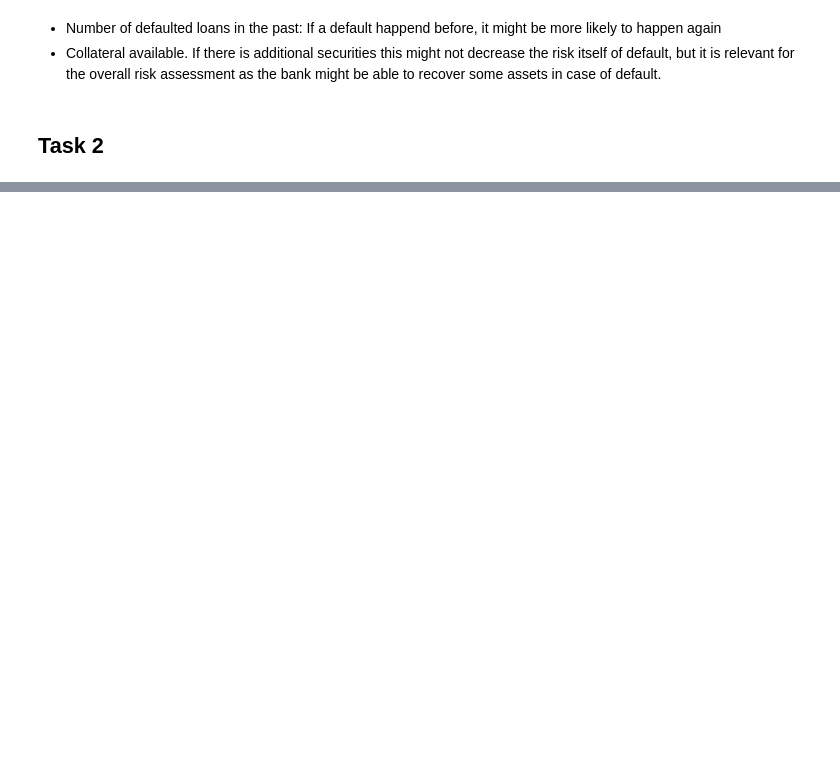
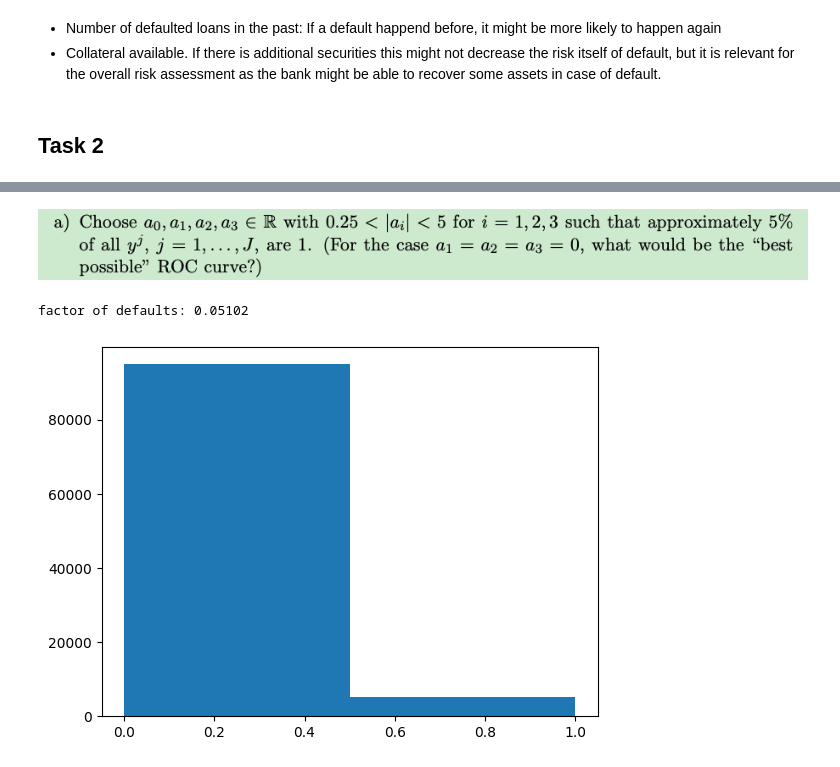
Before and after one commit to thelionthelion/eth_ntifi, a Jupyter notebook: NTIFI_Exercise1.ipynb, the cells around one changed output, grey strips where cells are left out. Saved outputs shown, nothing was run; the diff lists cells and outputs as text; code cells hidden in the pictures; blank space fills up the shorter version.

```diff
--- a/NTIFI_Exercise1.ipynb
+++ b/NTIFI_Exercise1.ipynb
@@ -102,3 +65,3 @@ plt.show()
 # %%
 def sigmoid(z):
-    return 1 / (1+exp(-z))
+    return 1 / (1+np.exp(-z))
@@ -110,0 +75,18 @@ def p(x,a0,a1,a2,a3):
+# %%
+def functional(a0,a1,a2,a3):
+  labels = []
+  for j in range(JK):
+    res = p([ages[j],incomes[j], salaried[j]],a0,a1,a2,a3)
+    labels.append(xi[j] < res)
+  else:
+    return labels
+# %% [markdown]
+![image.png](embedded-picture-1)
+# %%
+groundTruth = functional(0.3, -5,0.8,-5)
+counts, bins = np.histogram(groundTruth, 2)
+plt.stairs(counts, bins, fill=True)
+print('factor of defaults: ' + str(sum(groundTruth)/JK))
+# %% [output]
+factor of defaults: 0.05102
+[figure, added]
```
Also changed, not shown: parts of 22 cells of this notebook.
